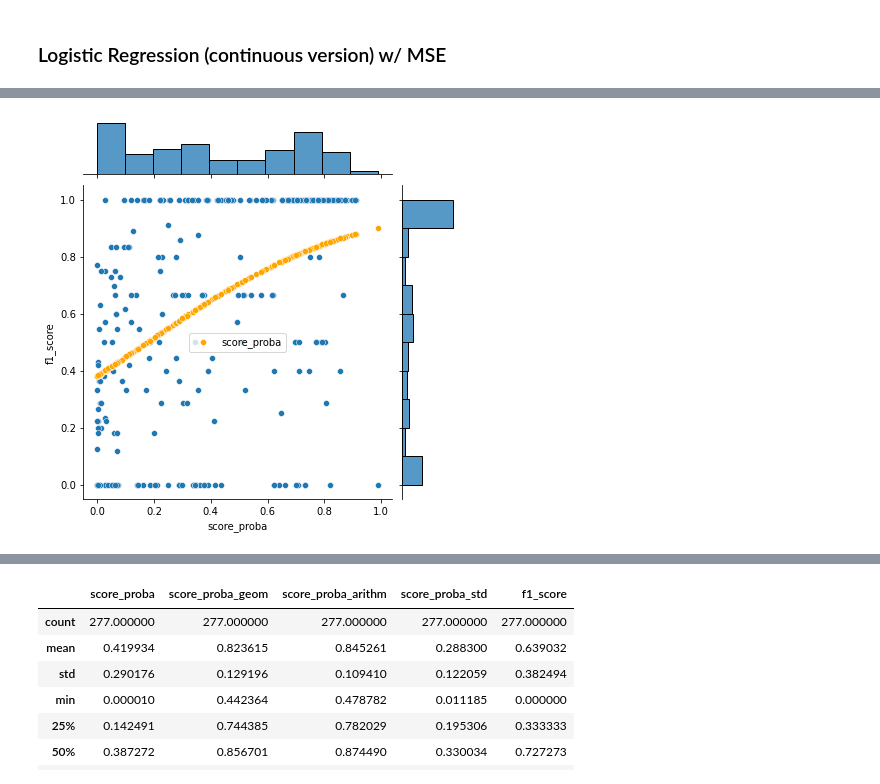
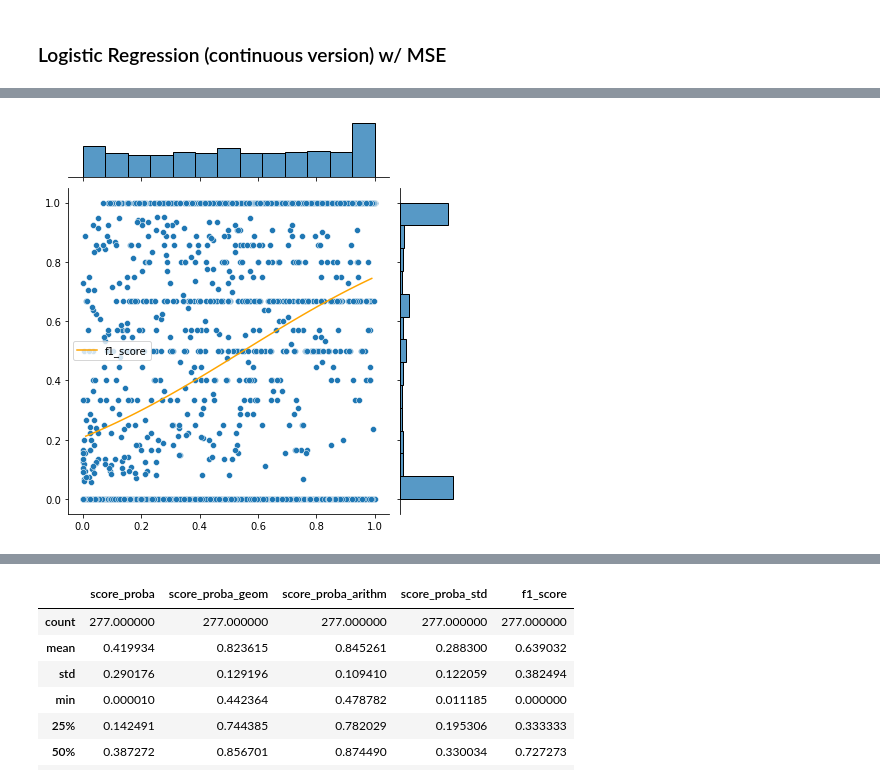
Before and after one commit to PastelBelem8/generative-calibration-lms, a Jupyter notebook: notebooks/5_FitCalibration.ipynb, the cells around one changed output, grey strips where cells are left out. Cells and saved outputs as stored; diff of their text form; code cells hidden in the pictures.

Commit message:
Add training fit to 5_FitCalibration

```diff
--- a/notebooks/5_FitCalibration.ipynb
+++ b/notebooks/5_FitCalibration.ipynb
@@ -197,5 +205,11 @@ About the plot:
 - Length of the acceptance intervals gets larger as we have less data points.
 - Ideal: have good calibration across all areas -- (awful result is to have good calibration in rare regions).
 - If too little data - may consider merging bins. I'm not confident that this will is useful for NLP in practice.
+# %%
+mli_reliability_kwargs = {
+    "ax1_y_title": f"true {CALIBRATION_TARGET}",
+    "error_bars": False,
+    "show_histogram": True,
+}
 # %%
 # Distribution of the f1 scores
@@ -206,8 +220,14 @@ plt.figure(figsize=(15, 6)); mli.plot_reliability_diagram(y_true, y_true, error_
 ###  Before calibration
 # %%
 for col in UNCALIBRATED_SCORE_COLS:
+    col_kwargs = mli_reliability_kwargs.copy()
+    col_kwargs.update({
+        "ax1_y_title": f"true {CALIBRATION_TARGET}",
+        "ax1_x_title": f"{col}",
+        "ax2_x_title": f"{col}",
+    })
     # Uncalibrated and calibrated values
-    x = preds[col]
-    y_true = evals[CALIBRATION_TARGET]
-    plt.figure(figsize=(15, 6)); mli.plot_reliability_diagram(y=y_true, x=x, ax1_x_title=col, ax2_x_title=col, error_bars=False, show_histogram=True);
+    x = X_train[col]
+    plt.figure(figsize=(15, 6));
+    mli.plot_reliability_diagram(y=y_train, x=x, **col_kwargs);
 # %% [output]
@@ -220,32 +282,56 @@ for col in UNCALIBRATED_SCORE_COLS:
 # %%
+from functools import partial
 from logistic import LogisticRegression
+from utils_generic import method_name, generate_uuid
 
 
 model_classpath = LogisticRegression
 model_hyperparams = {}
 
-lr_preds = preds.copy()
+# -------------------------------------------------------------------
+#
+# Fit LOGISTIC REGRESSION
+#
+# -------------------------------------------------------------------
+fit_logistic = partial(
+    fit_model,
+    model_classpath=model_classpath,
+    model_hyperparams=model_hyperparams,
+    target=CALIBRATION_TARGET,
+)
+
+results_metadata = {}
+results_model = {}
+results_preds = {}
 for col in UNCALIBRATED_SCORE_COLS:
+    features = sorted([col])
+
+    calibrator_metadata = {
+        "dataset_name": NORMALIZED_DATASET_NAME,
+        "split_name": SPLIT_NAME,
+        "preds_train_path": TRAIN_SET_PREDS_FILEPATH,
+        "evals_train_path": TRAIN_SET_EVALS_FILEPATH,
+        "model_classpath": method_name(model_classpath),
+        "model_hyperparameters": model_hyperparams,
+        "features": features,
+        "features_uuid": generate_uuid(features),
+        "target_metric": CALIBRATION_TARGET,
+    }
+
+    calibrator_uuid = generate_uuid(calibrator_metadata)
+    calibrator_metadata["calibrator_uuid"] = calibrator_uuid
+
+    calibrator_figname = f"{CALIB_ROOT_DIR}/logistic_mse_{col}_{CALIBRATION_TARGET}_{calibrator_uuid}"
+    calibrator_metadata["calibrator_figname"] = calibrator_figname
     # Uncalibrated and calibrated values
-    x = preds[col]
-    y_true = evals[CALIBRATION_TARGET]
-
-    model = model_classpath(**model_hyperparams)
-    model.fit(x, y_true)
-
-    y_pred = model.predict(x)
+    X = X_train[features].values.flatten()
+    y = y_train.values.copy().flatten()
 
     # We re-use the same structure as the preds we've loaded initially
     # write them into a calibrated predictions file.
-    lr_preds[col] = y_pred
+    model, preds = fit_logistic(X=X, y=y, col=col, figname=calibrator_figname)
 
-    g = sns.jointplot(x=x, y=y_true)
-    sns.scatterplot(x=x, y=y_pred, color="orange", ax=g.ax_joint, label=col)
-
-    fig_name = f"{CALIB_MODEL_METADATA}-{col}.svg"
-    plt.savefig(fig_name, dpi=300)
-    print("Saved figure at", fig_name)
-
-    # Distribution of f1-scores in function of y_original (uncalibrated scores)
-    plt.figure(figsize=(15, 6)); mli.plot_reliability_diagram(y=y_true, x=y_pred, ax1_x_title=f"calibrated {col}", ax2_x_title=f"calibrated {col}", error_bars=False, show_histogram=True);
+    results_model[col] = model
+    results_preds[col] = preds
+    results_metadata[col] = calibrator_metadata
 # %% [output]
@@ -256 +348 @@ Saved figure at ../outputs/results/mocha/narrativeqa/dev4/calib/models/dev4-uqa-
-[figure, old version]
+[figure, new version]
```
Also changed, not shown: parts of 31 cells of this notebook.
